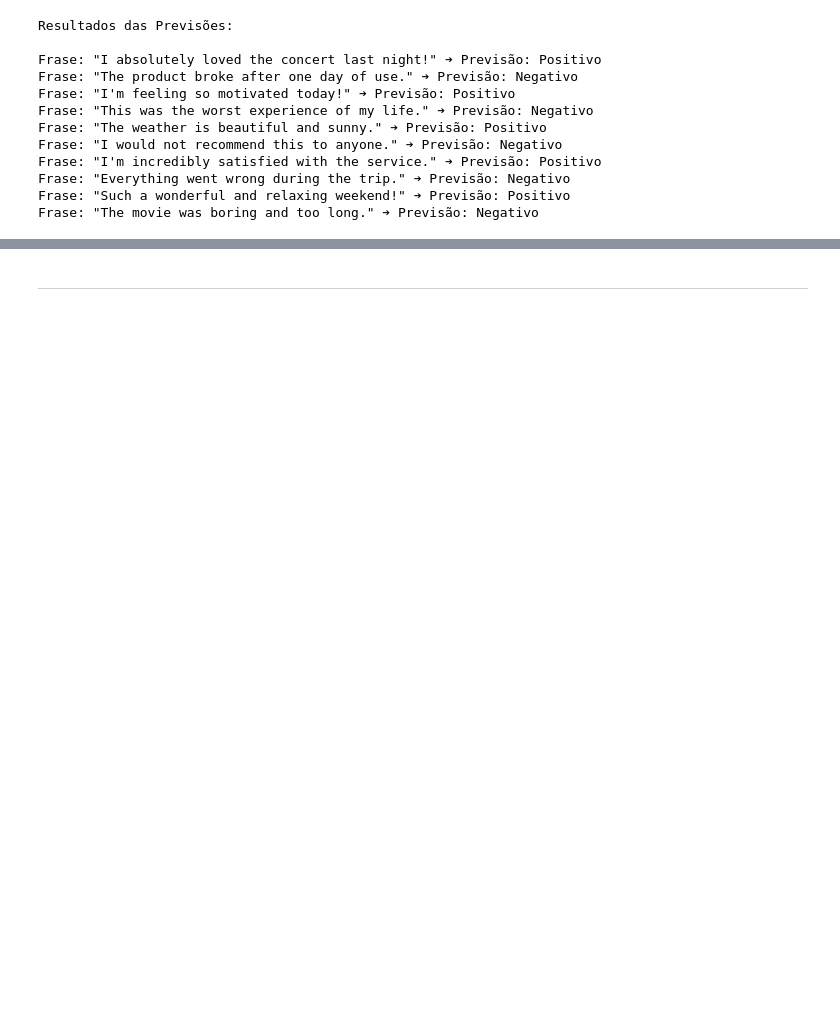
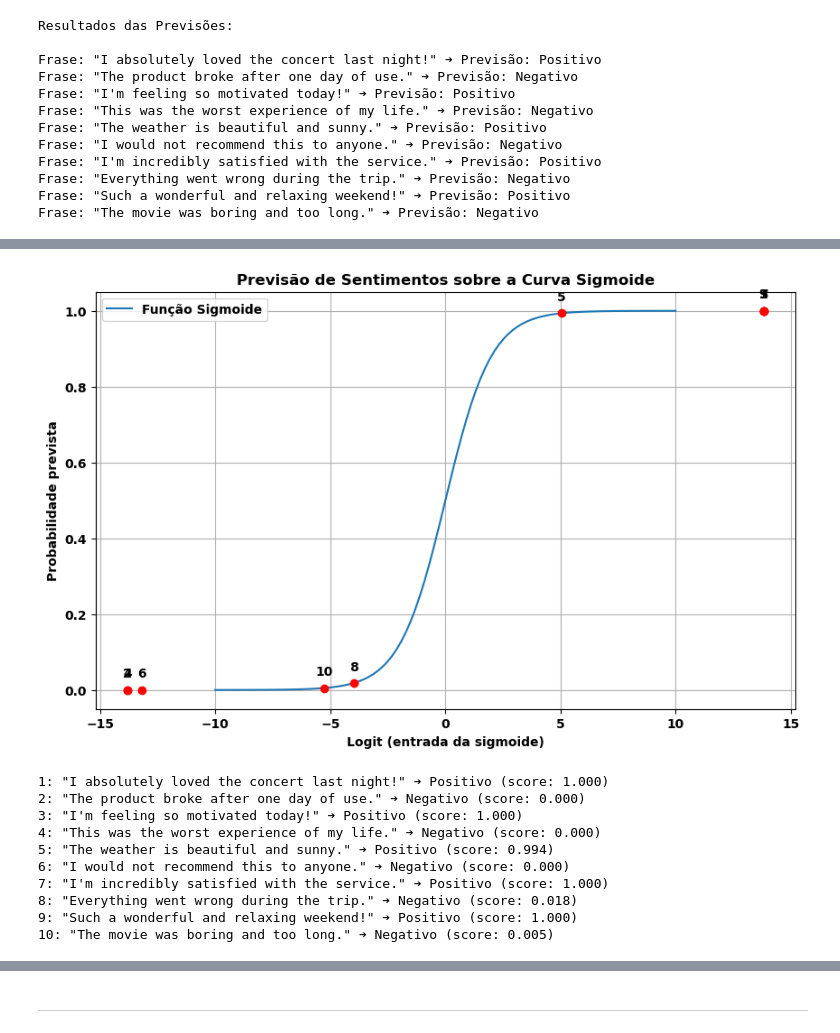
Before and after one commit to pereiranuno/deep_learning, a Jupyter notebook: Deep_Learning_Project-Student.ipynb, the cells around one changed output, grey strips where cells are left out. Drawn from its saved outputs; the diff is of its cells as text; code cells hidden in the pictures; blank space fills up the shorter version.

```diff
--- a/Deep_Learning_Project-Student.ipynb
+++ b/Deep_Learning_Project-Student.ipynb
@@ -1168,0 +1243,27 @@ plot_sigmoid_predictions(model, vocab, tokenizer, device, exemplos)
+# %%
+easy_dificulty_level_examples = [
+    "I absolutely loved the concert last night!",
+    "The product broke after one day of use.",
+    "I'm feeling so motivated today!",
+    "This was the worst experience of my life.",
+    "The weather is beautiful and sunny.",
+    "I would not recommend this to anyone.",
+    "I'm incredibly satisfied with the service.",
+    "Everything went wrong during the trip.",
+    "Such a wonderful and relaxing weekend!",
+    "The movie was boring and too long."
+]
+
+plot_sigmoid_predictions(model, vocab, tokenizer, device, easy_dificulty_level_examples)
+# %% [output]
+[figure, added]
+1: "I absolutely loved the concert last night!" ➔ Positivo (score: 1.000)
+2: "The product broke after one day of use." ➔ Negativo (score: 0.000)
+3: "I'm feeling so motivated today!" ➔ Positivo (score: 1.000)
+4: "This was the worst experience of my life." ➔ Negativo (score: 0.000)
+5: "The weather is beautiful and sunny." ➔ Positivo (score: 0.994)
+6: "I would not recommend this to anyone." ➔ Negativo (score: 0.000)
+7: "I'm incredibly satisfied with the service." ➔ Positivo (score: 1.000)
+8: "Everything went wrong during the trip." ➔ Negativo (score: 0.018)
+9: "Such a wonderful and relaxing weekend!" ➔ Positivo (score: 1.000)
+10: "The movie was boring and too long." ➔ Negativo (score: 0.005)
```
Also changed, not shown: parts of 16 cells of this notebook.
